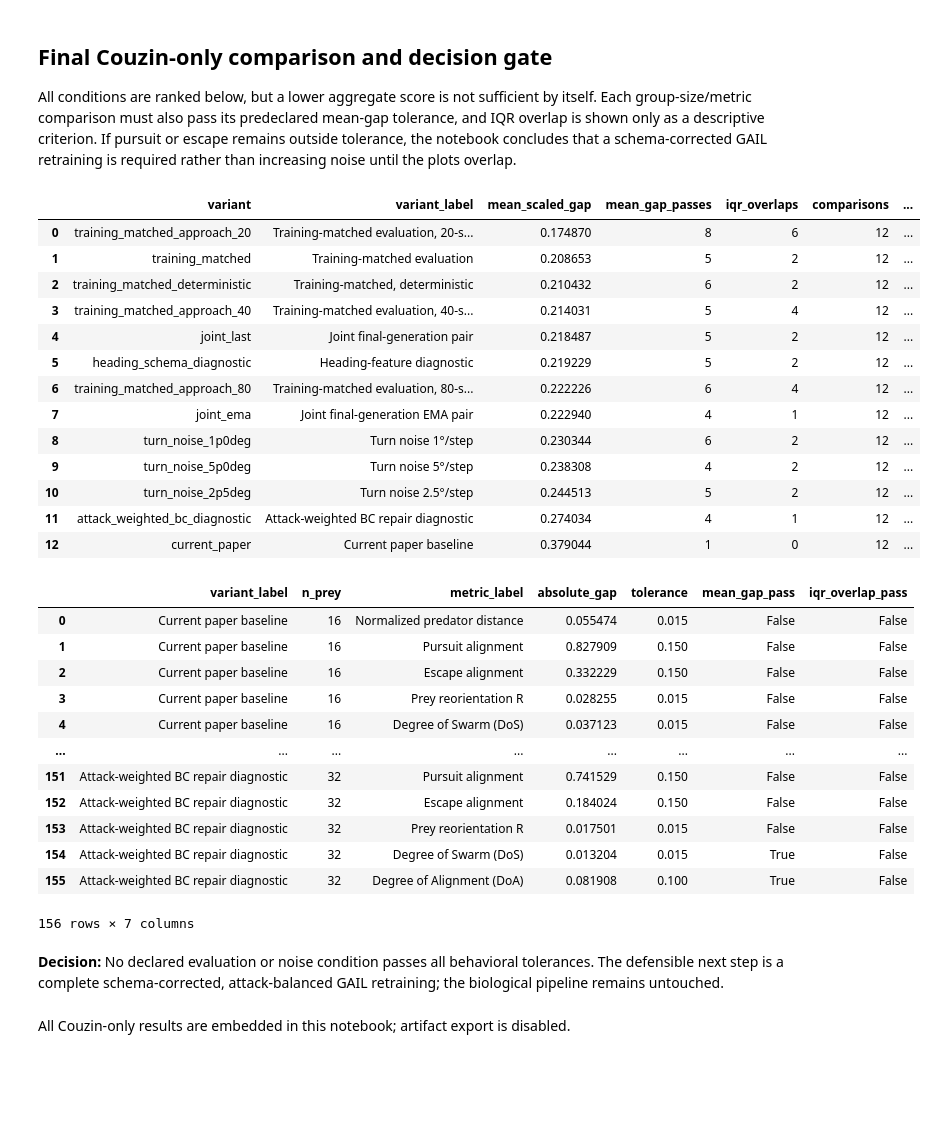
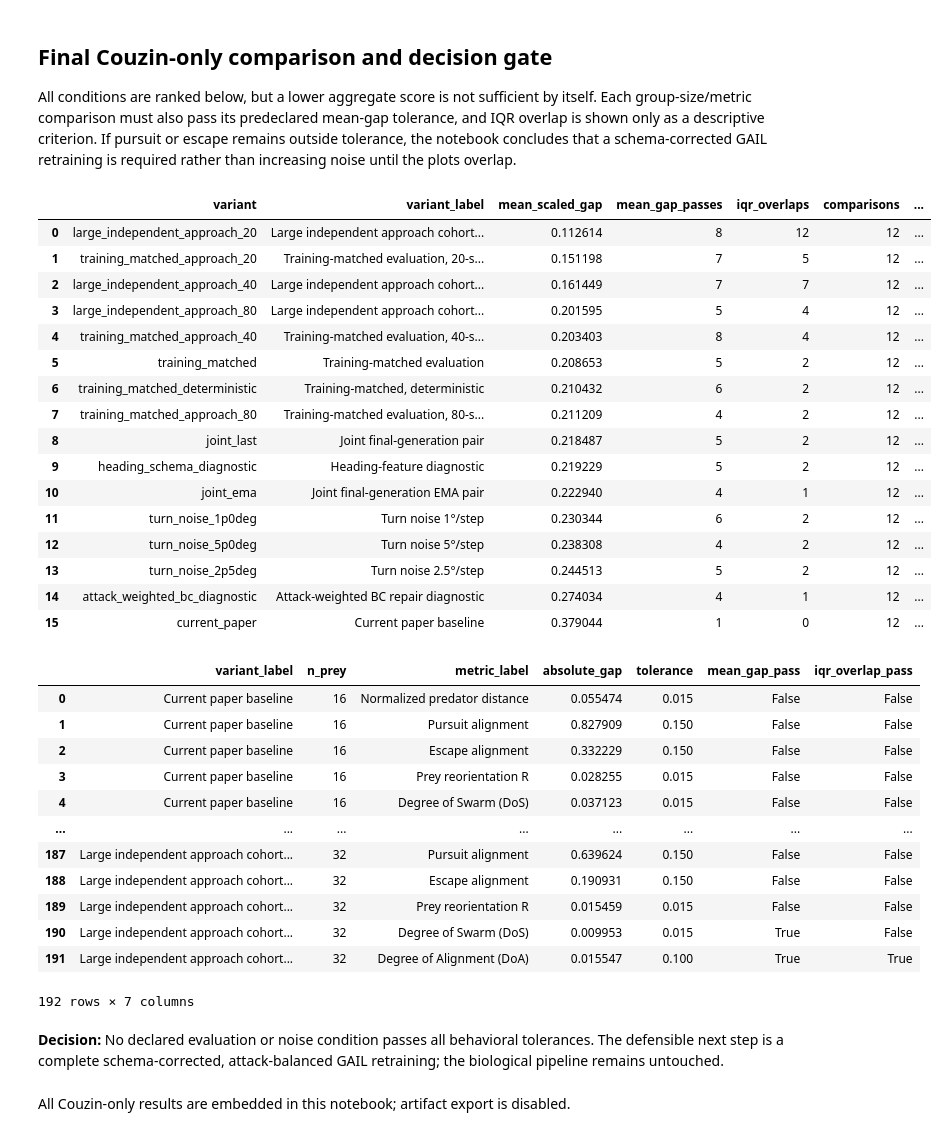
Before and after one commit to wirthy21/ICRA2027-PredatorPreyGAIL, a Jupyter notebook: Paper Analysis/couzin_test.ipynb, the cells around one changed output. Drawn from its saved outputs; the diff is of its cells as text; code cells hidden in the pictures; blank space fills up the shorter version.

```diff
--- a/Paper Analysis/couzin_test.ipynb
+++ b/Paper Analysis/couzin_test.ipynb
@@ -29,9 +29,17 @@ ROLLOUT_SEEDS = tuple(int(x) for x in os.getenv('COUZIN_TEST_SEEDS', '2027').spl
 N_ROLLOUTS = int(os.getenv('COUZIN_TEST_ROLLOUTS', '6'))
 INCLUDE_LONG_BASELINE = os.getenv('COUZIN_TEST_LONG_BASELINE', '1') == '1'
 REPAIR_STEPS = int(os.getenv('COUZIN_TEST_REPAIR_STEPS', '500'))
+LARGE_APPROACH_TARGET = int(os.getenv('COUZIN_TEST_APPROACH_WINDOWS', '40'))
+LARGE_APPROACH_MIN = int(os.getenv('COUZIN_TEST_APPROACH_MIN', '30'))
+LARGE_APPROACH_MAX_ROLLOUTS = int(os.getenv('COUZIN_TEST_APPROACH_MAX_ROLLOUTS', '120'))
+LARGE_APPROACH_BATCH = int(os.getenv('COUZIN_TEST_APPROACH_BATCH', '10'))
 assert N_ROLLOUTS >= 2 and REPAIR_STEPS >= 1
+assert 1 <= LARGE_APPROACH_MIN <= LARGE_APPROACH_TARGET <= LARGE_APPROACH_MAX_ROLLOUTS
 display({'output_dir': str(OUTPUT_DIR), 'seeds': ROLLOUT_SEEDS,
          'rollouts_per_seed': N_ROLLOUTS, 'repair_steps': REPAIR_STEPS,
+         'large_approach_target': LARGE_APPROACH_TARGET,
+         'large_approach_minimum': LARGE_APPROACH_MIN,
+         'large_approach_max_rollouts': LARGE_APPROACH_MAX_ROLLOUTS,
          'long_baseline': INCLUDE_LONG_BASELINE, 'save_artifacts': SAVE_ARTIFACTS})
 # %% [output]
 {'output_dir': 'C:\\Users\\janni\\OneDrive\\Dokumente\\Privat\\Bildung\\M. Sc. Social and Economic Data Science\\Thesis Paper\\ICRA2027-PredatorPreyGAIL\\Paper Analysis\\couzin_test_outputs',
@@ -73,6 +84,9 @@ for spec in screen_specs:
     for category in ('Predator', 'Prey'):
         fig = ct.plot_behavior_boxplots(screen_results[spec.name], category)
         display(fig); plt.close(fig)
+    display(Markdown('**Couzin expert DoS/DoA for the trajectories used above.**'))
+    fig = ct.plot_expert_collective_timelines(screen_results[spec.name])
+    display(fig); plt.close(fig)
     if SAVE_ARTIFACTS:
         ct.save_variant_artifacts(screen_results[spec.name], OUTPUT_DIR)
 # %% [output]
@@ -157,6 +157,9 @@ for spec in noise_specs:
     for category in ('Predator', 'Prey'):
         fig = ct.plot_behavior_boxplots(noise_results[spec.name], category)
         display(fig); plt.close(fig)
+    display(Markdown('**Couzin expert DoS/DoA for the trajectories used above.**'))
+    fig = ct.plot_expert_collective_timelines(noise_results[spec.name])
+    display(fig); plt.close(fig)
     if SAVE_ARTIFACTS:
         ct.save_variant_artifacts(noise_results[spec.name], OUTPUT_DIR)
 # %% [output]
@@ -202,6 +208,9 @@ for window_steps in (20, 40, 80):
     for category in ('Predator', 'Prey'):
         fig = ct.plot_behavior_boxplots(result, category)
         display(fig); plt.close(fig)
+    display(Markdown('**Couzin expert DoS/DoA for these approach windows.**'))
+    fig = ct.plot_expert_collective_timelines(result)
+    display(fig); plt.close(fig)
     if SAVE_ARTIFACTS:
         ct.save_variant_artifacts(result, OUTPUT_DIR)
 approach_details = pd.DataFrame(approach_rows)
@@ -298,46 +406,50 @@ if SAVE_ARTIFACTS:
 
 All conditions are ranked below, but a lower aggregate score is not sufficient by itself. Each group-size/metric comparison must also pass its predeclared mean-gap tolerance, and IQR overlap is shown only as a descriptive criterion. If pursuit or escape remains outside tolerance, the notebook concludes that a schema-corrected GAIL retraining is required rather than increasing noise until the plots overlap.
 # %%
-all_details = pd.concat([screen_details, noise_details, approach_details, repair_details],
+all_details = pd.concat([screen_details, noise_details, approach_details, repair_details,
+                         large_approach_details],
                         ignore_index=True).drop_duplicates(
                             subset=['variant', 'n_prey', 'metric'], keep='last')
 checked = ct.quality_gate(all_details)
 final_ranking = checked.groupby(['variant', 'variant_label'], as_index=False).agg(
     mean_scaled_gap=('scaled_absolute_gap', 'mean'),
     mean_gap_passes=('mean_gap_pass', 'sum'),
     iqr_overlaps=('iqr_overlap_pass', 'sum'),
     comparisons=('metric', 'size'))
 final_ranking['all_mean_gaps_pass'] = (
     final_ranking.mean_gap_passes == final_ranking.comparisons)
 final_ranking = final_ranking.sort_values(
     ['all_mean_gaps_pass', 'mean_scaled_gap'], ascending=[False, True], ignore_index=True)
 display(final_ranking)
 display(checked[['variant_label', 'n_prey', 'metric_label', 'absolute_gap',
                  'tolerance', 'mean_gap_pass', 'iqr_overlap_pass']])
 if SAVE_ARTIFACTS:
     all_details.to_csv(OUTPUT_DIR / 'all_couzin_variant_metrics.csv', index=False)
     final_ranking.to_csv(OUTPUT_DIR / 'couzin_variant_ranking.csv', index=False)
 if final_ranking.all_mean_gaps_pass.any():
     display(Markdown('**Decision:** At least one declared condition passes every mean-gap tolerance.'))
 else:
     display(Markdown('**Decision:** No declared evaluation or noise condition passes all behavioral tolerances. '                     'The defensible next step is a complete schema-corrected, attack-balanced GAIL retraining; '                     'the biological pipeline remains untouched.'))
 display(Markdown(f'Couzin-only artifacts: `{OUTPUT_DIR}`' if SAVE_ARTIFACTS
                  else 'All Couzin-only results are embedded in this notebook; artifact export is disabled.'))
 # %% [output]
 |  | variant | variant_label | mean_scaled_gap | mean_gap_passes | iqr_overlaps | comparisons | ... |
-| 0 | training_matched_approach_20 | Training-matched evaluation, 20-s... | 0.174870 | 8 | 6 | 12 | ... |
-| 1 | training_matched | Training-matched evaluation | 0.208653 | 5 | 2 | 12 | ... |
-| 2 | training_matched_deterministic | Training-matched, deterministic | 0.210432 | 6 | 2 | 12 | ... |
-| 3 | training_matched_approach_40 | Training-matched evaluation, 40-s... | 0.214031 | 5 | 4 | 12 | ... |
-| 4 | joint_last | Joint final-generation pair | 0.218487 | 5 | 2 | 12 | ... |
-| 5 | heading_schema_diagnostic | Heading-feature diagnostic | 0.219229 | 5 | 2 | 12 | ... |
-| 6 | training_matched_approach_80 | Training-matched evaluation, 80-s... | 0.222226 | 6 | 4 | 12 | ... |
-| 7 | joint_ema | Joint final-generation EMA pair | 0.222940 | 4 | 1 | 12 | ... |
-| 8 | turn_noise_1p0deg | Turn noise 1°/step | 0.230344 | 6 | 2 | 12 | ... |
-| 9 | turn_noise_5p0deg | Turn noise 5°/step | 0.238308 | 4 | 2 | 12 | ... |
-| 10 | turn_noise_2p5deg | Turn noise 2.5°/step | 0.244513 | 5 | 2 | 12 | ... |
-| 11 | attack_weighted_bc_diagnostic | Attack-weighted BC repair diagnostic | 0.274034 | 4 | 1 | 12 | ... |
-| 12 | current_paper | Current paper baseline | 0.379044 | 1 | 0 | 12 | ... |
+| 0 | large_independent_approach_20 | Large independent approach cohort... | 0.112614 | 8 | 12 | 12 | ... |
+| 1 | training_matched_approach_20 | Training-matched evaluation, 20-s... | 0.151198 | 7 | 5 | 12 | ... |
+| 2 | large_independent_approach_40 | Large independent approach cohort... | 0.161449 | 7 | 7 | 12 | ... |
+| 3 | large_independent_approach_80 | Large independent approach cohort... | 0.201595 | 5 | 4 | 12 | ... |
+| 4 | training_matched_approach_40 | Training-matched evaluation, 40-s... | 0.203403 | 8 | 4 | 12 | ... |
+| 5 | training_matched | Training-matched evaluation | 0.208653 | 5 | 2 | 12 | ... |
+| 6 | training_matched_deterministic | Training-matched, deterministic | 0.210432 | 6 | 2 | 12 | ... |
+| 7 | training_matched_approach_80 | Training-matched evaluation, 80-s... | 0.211209 | 4 | 2 | 12 | ... |
+| 8 | joint_last | Joint final-generation pair | 0.218487 | 5 | 2 | 12 | ... |
+| 9 | heading_schema_diagnostic | Heading-feature diagnostic | 0.219229 | 5 | 2 | 12 | ... |
+| 10 | joint_ema | Joint final-generation EMA pair | 0.222940 | 4 | 1 | 12 | ... |
+| 11 | turn_noise_1p0deg | Turn noise 1°/step | 0.230344 | 6 | 2 | 12 | ... |
+| 12 | turn_noise_5p0deg | Turn noise 5°/step | 0.238308 | 4 | 2 | 12 | ... |
+| 13 | turn_noise_2p5deg | Turn noise 2.5°/step | 0.244513 | 5 | 2 | 12 | ... |
+| 14 | attack_weighted_bc_diagnostic | Attack-weighted BC repair diagnostic | 0.274034 | 4 | 1 | 12 | ... |
+| 15 | current_paper | Current paper baseline | 0.379044 | 1 | 0 | 12 | ... |
 |  | variant_label | n_prey | metric_label | absolute_gap | tolerance | mean_gap_pass | iqr_overlap_pass |
 | 0 | Current paper baseline | 16 | Normalized predator distance | 0.055474 | 0.015 | False | False |
 | 1 | Current paper baseline | 16 | Pursuit alignment | 0.827909 | 0.150 | False | False |
@@ -345,11 +457,11 @@ display(Markdown(f'Couzin-only artifacts: `{OUTPUT_DIR}`' if SAVE_ARTIFACTS
 | 3 | Current paper baseline | 16 | Prey reorientation R | 0.028255 | 0.015 | False | False |
 | 4 | Current paper baseline | 16 | Degree of Swarm (DoS) | 0.037123 | 0.015 | False | False |
 | ... | ... | ... | ... | ... | ... | ... | ... |
-| 151 | Attack-weighted BC repair diagnostic | 32 | Pursuit alignment | 0.741529 | 0.150 | False | False |
-| 152 | Attack-weighted BC repair diagnostic | 32 | Escape alignment | 0.184024 | 0.150 | False | False |
-| 153 | Attack-weighted BC repair diagnostic | 32 | Prey reorientation R | 0.017501 | 0.015 | False | False |
-| 154 | Attack-weighted BC repair diagnostic | 32 | Degree of Swarm (DoS) | 0.013204 | 0.015 | True | False |
-| 155 | Attack-weighted BC repair diagnostic | 32 | Degree of Alignment (DoA) | 0.081908 | 0.100 | True | False |
+| 187 | Large independent approach cohort... | 32 | Pursuit alignment | 0.639624 | 0.150 | False | False |
+| 188 | Large independent approach cohort... | 32 | Escape alignment | 0.190931 | 0.150 | False | False |
+| 189 | Large independent approach cohort... | 32 | Prey reorientation R | 0.015459 | 0.015 | False | False |
+| 190 | Large independent approach cohort... | 32 | Degree of Swarm (DoS) | 0.009953 | 0.015 | True | False |
+| 191 | Large independent approach cohort... | 32 | Degree of Alignment (DoA) | 0.015547 | 0.100 | True | True |
-156 rows × 7 columns
+192 rows × 7 columns
 **Decision:** No declared evaluation or noise condition passes all behavioral tolerances. The defensible next step is a complete schema-corrected, attack-balanced GAIL retraining; the biological pipeline remains untouched.
 All Couzin-only results are embedded in this notebook; artifact export is disabled.
```
Also changed, not shown: parts of 7 cells of this notebook, 1 other file.
